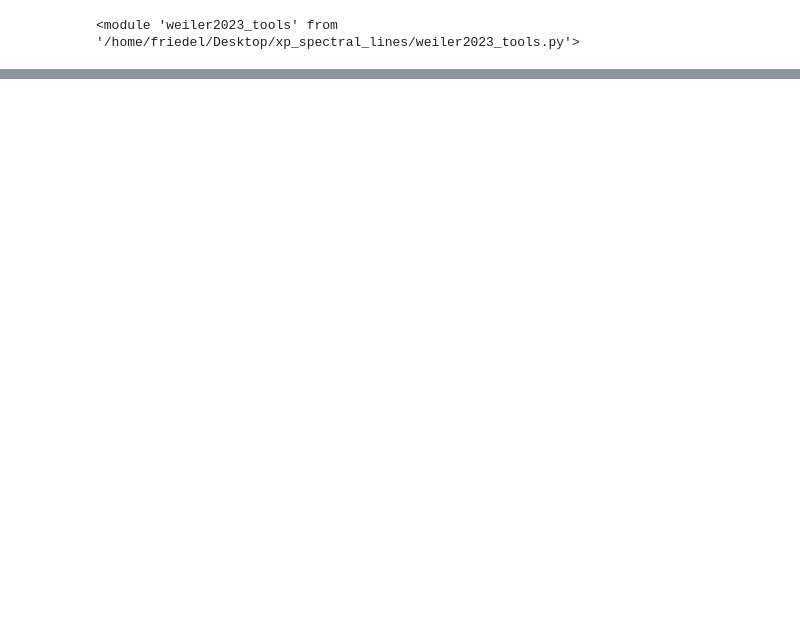
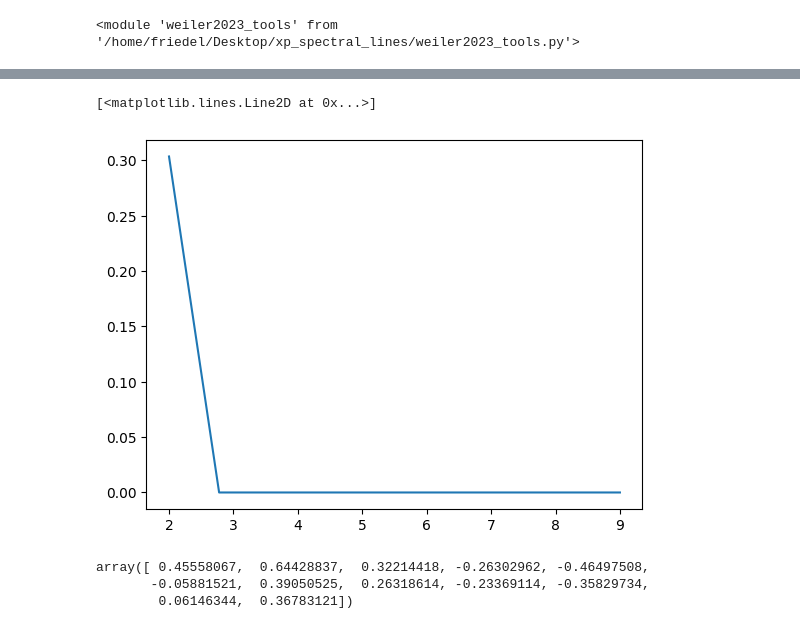
Before and after one commit to fjaellet/xp_spectral_lines, a Jupyter notebook: test_weiler_tools.ipynb, the cells around one changed output, grey strips where cells are left out. Drawn from its saved outputs; the diff is of its cells as text; code cells hidden in the pictures; blank space fills up the shorter version.

```diff
--- a/test_weiler_tools.ipynb
+++ b/test_weiler_tools.ipynb
@@ -208,0 +203,6 @@ importlib.reload(weiler2023_tools)
+# %%
+u_arr   = np.linspace(2,9, 10)
+lsf_arr = np.zeros(len(u_arr))
+
+for ii in range(len(u_arr)):
+    lsf_arr[ii] = XPConstants.get_LSF_width(u_arr[ii])["D"]
@@ -208,0 +228,11 @@ importlib.reload(weiler2023_tools)
+# %%
+plt.plot(u_arr, lsf_arr)
+# %% [output]
+[<matplotlib.lines.Line2D at 0x...>]
+[figure, added]
+# %%
+weiler2023_tools.HermiteFunction(np.array([1.]), 12).ravel()
+# %% [output]
+array([ 0.45558067,  0.64428837,  0.32214418, -0.26302962, -0.46497508,
+       -0.05881521,  0.39050525,  0.26318614, -0.23369114, -0.35829734,
+        0.06146344,  0.36783121])
```
Also changed, not shown: parts of 10 cells of this notebook, 2 other files.
